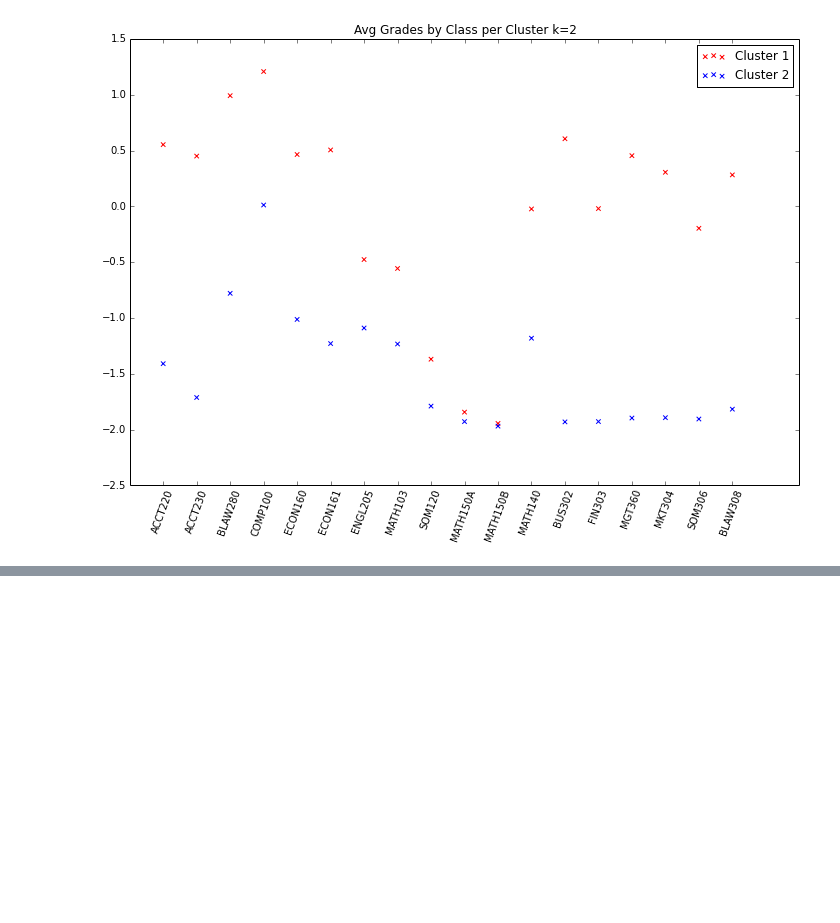
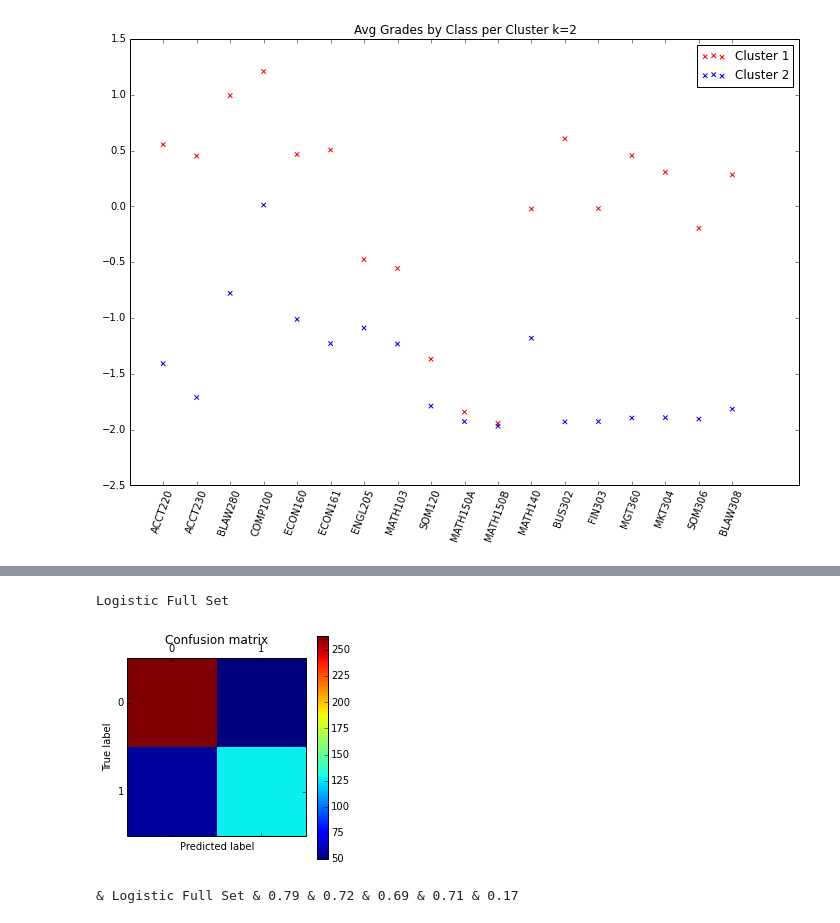
Before and after one commit to cem3394/csun, a Jupyter notebook: allen/Simple Notebooks/Business Law Pipeline/main.ipynb, the cells around one changed output, grey strips where cells are left out. Drawn from its saved outputs; the diff is of its cells as text; code cells hidden in the pictures; blank space fills up the shorter version.

```diff
--- a/allen/Simple Notebooks/Business Law Pipeline/main.ipynb
+++ b/allen/Simple Notebooks/Business Law Pipeline/main.ipynb
@@ -412,0 +366,23 @@ F1:         0.39
+# %%
+#full set
+
+X_train, X_test, y_train, y_test = train_test_split(gpaDF[gpaDF.columns[col]], data['Graduated'])
+
+print "\nLogistic Full Set"
+
+classifier = LogisticRegression()
+
+classifier = LogisticRegression()
+pred = classifier.fit(X_train,y_train).predict(X_test)
+contTable = printContingencyTable(y_test,pred,['Graduated','Cluster Label'])
+accur = round(metrics.accuracy_score(y_test,pred),2)
+prec = round(metrics.precision_score(y_test,pred),2)
+rec = round(metrics.recall_score(y_test,pred),2)
+f1 = round(metrics.f1_score(y_test,pred),2)
+fom = round(falseEmissionRate(contTable),2)
+
+print "& Logistic Full Set & "+str(accur)+" & "+str(prec)+" & "+str(rec)+" & "+str(f1)+" & "+str(fom)
+# %% [output]
+Logistic Full Set
+[figure, added]
+& Logistic Full Set & 0.79 & 0.72 & 0.69 & 0.71 & 0.17
```
Also changed, not shown: parts of 7 cells of this notebook, 53 other files.
